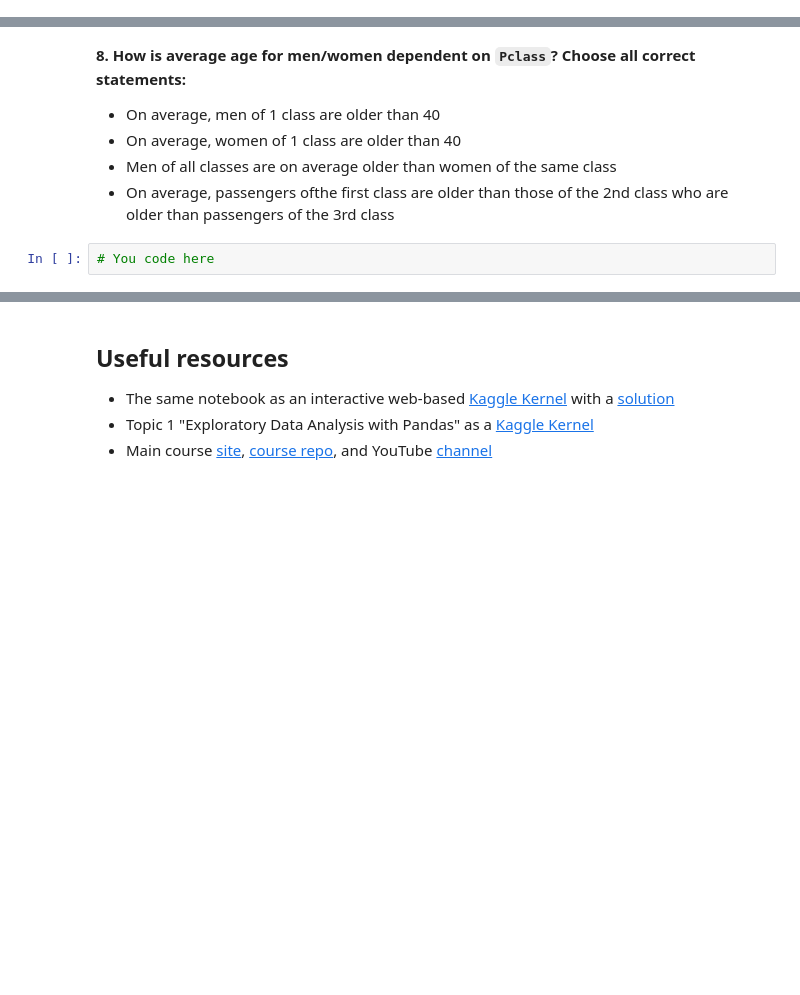
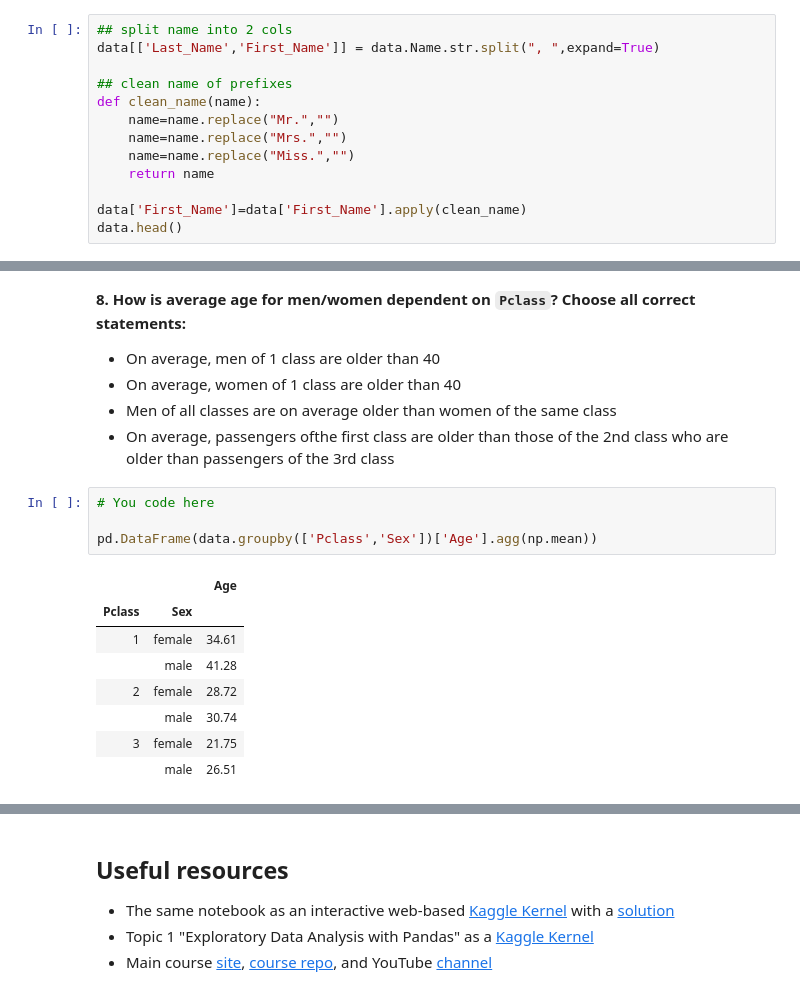
Before and after one commit to krohit01/mlcourse.ai, a Jupyter notebook: jupyter_english/topic01_pandas_data_analysis/topic1_practice_pandas_titanic.ipynb, the cells around one changed output, grey strips where cells are left out. Saved outputs shown, nothing was run; the diff lists cells and outputs as text; blank space fills up the shorter version.

```diff
--- a/jupyter_english/topic01_pandas_data_analysis/topic1_practice_pandas_titanic.ipynb
+++ b/jupyter_english/topic01_pandas_data_analysis/topic1_practice_pandas_titanic.ipynb
@@ -182,0 +208,13 @@ Name: Age, dtype: float64
+# %%
+## split name into 2 cols
+data[['Last_Name','First_Name']] = data.Name.str.split(", ",expand=True)
+
+## clean name of prefixes
+def clean_name(name):
+    name=name.replace("Mr.","")
+    name=name.replace("Mrs.","")
+    name=name.replace("Miss.","")
+    return name
+
+data['First_Name']=data['First_Name'].apply(clean_name)
+data.head()
@@ -186,5 +247,16 @@ Name: Age, dtype: float64
 - On average, women of 1 class are older than 40
 - Men of all classes are on average older than women of the same class
 - On average, passengers ofthe first class are older than those of the 2nd class who are older than passengers of the 3rd class
-# %%
-# You code here
+# %%
+# You code here
+
+pd.DataFrame(data.groupby(['Pclass','Sex'])['Age'].agg(np.mean))
+# %% [output]
+|  |  | Age |
+| Pclass | Sex |  |
+| 1 | female | 34.61 |
+|  | male | 41.28 |
+| 2 | female | 28.72 |
+|  | male | 30.74 |
+| 3 | female | 21.75 |
+|  | male | 26.51 |
```
Also changed, not shown: parts of 8 cells of this notebook.
